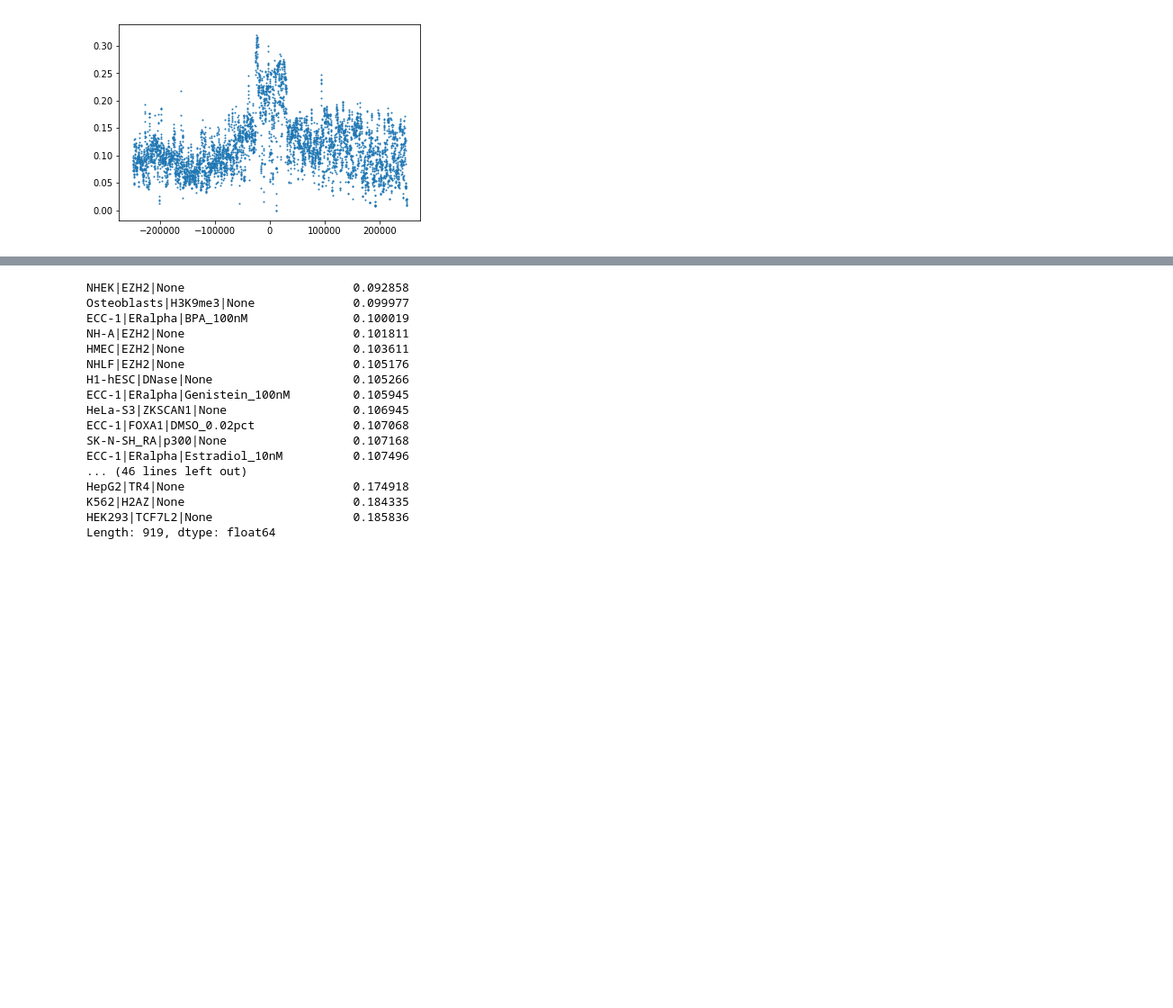
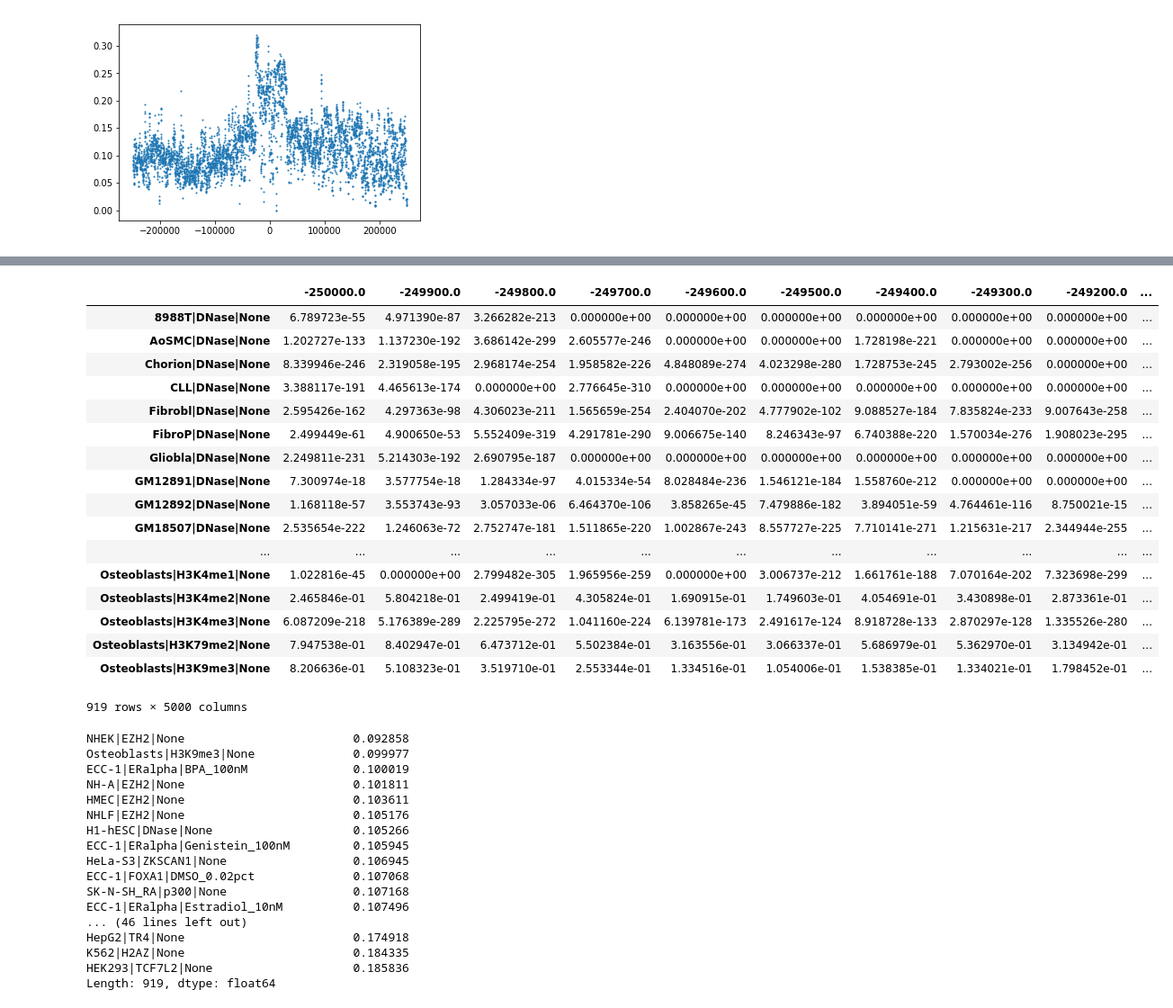
Before and after one commit to adespi/link_epi_to_expr, a Jupyter notebook: correlation_for_1_point.ipynb, the cells around one changed output, grey strips where cells are left out. Shown: that part at 90% size. Drawn from its saved outputs; the diff is of its cells as text; code cells hidden in the pictures; blank space fills up the shorter version.

```diff
--- a/correlation_for_1_point.ipynb
+++ b/correlation_for_1_point.ipynb
@@ -120,3 +169,24 @@ plt.show()
+# %%
+dfp
+# %% [output]
+|  | -250000.0 | -249900.0 | -249800.0 | -249700.0 | -249600.0 | -249500.0 | -249400.0 | -249300.0 | -249200.0 | ... |
+| 8988T|DNase|None | 6.789723e-55 | 4.971390e-87 | 3.266282e-213 | 0.000000e+00 | 0.000000e+00 | 0.000000e+00 | 0.000000e+00 | 0.000000e+00 | 0.000000e+00 | ... |
+| AoSMC|DNase|None | 1.202727e-133 | 1.137230e-192 | 3.686142e-299 | 2.605577e-246 | 0.000000e+00 | 0.000000e+00 | 1.728198e-221 | 0.000000e+00 | 0.000000e+00 | ... |
+| Chorion|DNase|None | 8.339946e-246 | 2.319058e-195 | 2.968174e-254 | 1.958582e-226 | 4.848089e-274 | 4.023298e-280 | 1.728753e-245 | 2.793002e-256 | 0.000000e+00 | ... |
+| CLL|DNase|None | 3.388117e-191 | 4.465613e-174 | 0.000000e+00 | 2.776645e-310 | 0.000000e+00 | 0.000000e+00 | 0.000000e+00 | 0.000000e+00 | 0.000000e+00 | ... |
+| Fibrobl|DNase|None | 2.595426e-162 | 4.297363e-98 | 4.306023e-211 | 1.565659e-254 | 2.404070e-202 | 4.777902e-102 | 9.088527e-184 | 7.835824e-233 | 9.007643e-258 | ... |
+| FibroP|DNase|None | 2.499449e-61 | 4.900650e-53 | 5.552409e-319 | 4.291781e-290 | 9.006675e-140 | 8.246343e-97 | 6.740388e-220 | 1.570034e-276 | 1.908023e-295 | ... |
+| Gliobla|DNase|None | 2.249811e-231 | 5.214303e-192 | 2.690795e-187 | 0.000000e+00 | 0.000000e+00 | 0.000000e+00 | 0.000000e+00 | 0.000000e+00 | 0.000000e+00 | ... |
+| GM12891|DNase|None | 7.300974e-18 | 3.577754e-18 | 1.284334e-97 | 4.015334e-54 | 8.028484e-236 | 1.546121e-184 | 1.558760e-212 | 0.000000e+00 | 0.000000e+00 | ... |
+| GM12892|DNase|None | 1.168118e-57 | 3.553743e-93 | 3.057033e-06 | 6.464370e-106 | 3.858265e-45 | 7.479886e-182 | 3.894051e-59 | 4.764461e-116 | 8.750021e-15 | ... |
+| GM18507|DNase|None | 2.535654e-222 | 1.246063e-72 | 2.752747e-181 | 1.511865e-220 | 1.002867e-243 | 8.557727e-225 | 7.710141e-271 | 1.215631e-217 | 2.344944e-255 | ... |
+| ... | ... | ... | ... | ... | ... | ... | ... | ... | ... | ... |
+| Osteoblasts|H3K4me1|None | 1.022816e-45 | 0.000000e+00 | 2.799482e-305 | 1.965956e-259 | 0.000000e+00 | 3.006737e-212 | 1.661761e-188 | 7.070164e-202 | 7.323698e-299 | ... |
+| Osteoblasts|H3K4me2|None | 2.465846e-01 | 5.804218e-01 | 2.499419e-01 | 4.305824e-01 | 1.690915e-01 | 1.749603e-01 | 4.054691e-01 | 3.430898e-01 | 2.873361e-01 | ... |
+| Osteoblasts|H3K4me3|None | 6.087209e-218 | 5.176389e-289 | 2.225795e-272 | 1.041160e-224 | 6.139781e-173 | 2.491617e-124 | 8.918728e-133 | 2.870297e-128 | 1.335526e-280 | ... |
+| Osteoblasts|H3K79me2|None | 7.947538e-01 | 8.402947e-01 | 6.473712e-01 | 5.502384e-01 | 3.163556e-01 | 3.066337e-01 | 5.686979e-01 | 5.362970e-01 | 3.134942e-01 | ... |
+| Osteoblasts|H3K9me3|None | 8.206636e-01 | 5.108323e-01 | 3.519710e-01 | 2.553344e-01 | 1.334516e-01 | 1.054006e-01 | 1.538385e-01 | 1.334021e-01 | 1.798452e-01 | ... |
+919 rows × 5000 columns
 # %%
 pos=df.abs().max().sort_values().iloc[-50:]
 df[list(pos.index)].abs().mean(axis=1).sort_values()
```
Also changed, not shown: parts of 9 cells of this notebook.
